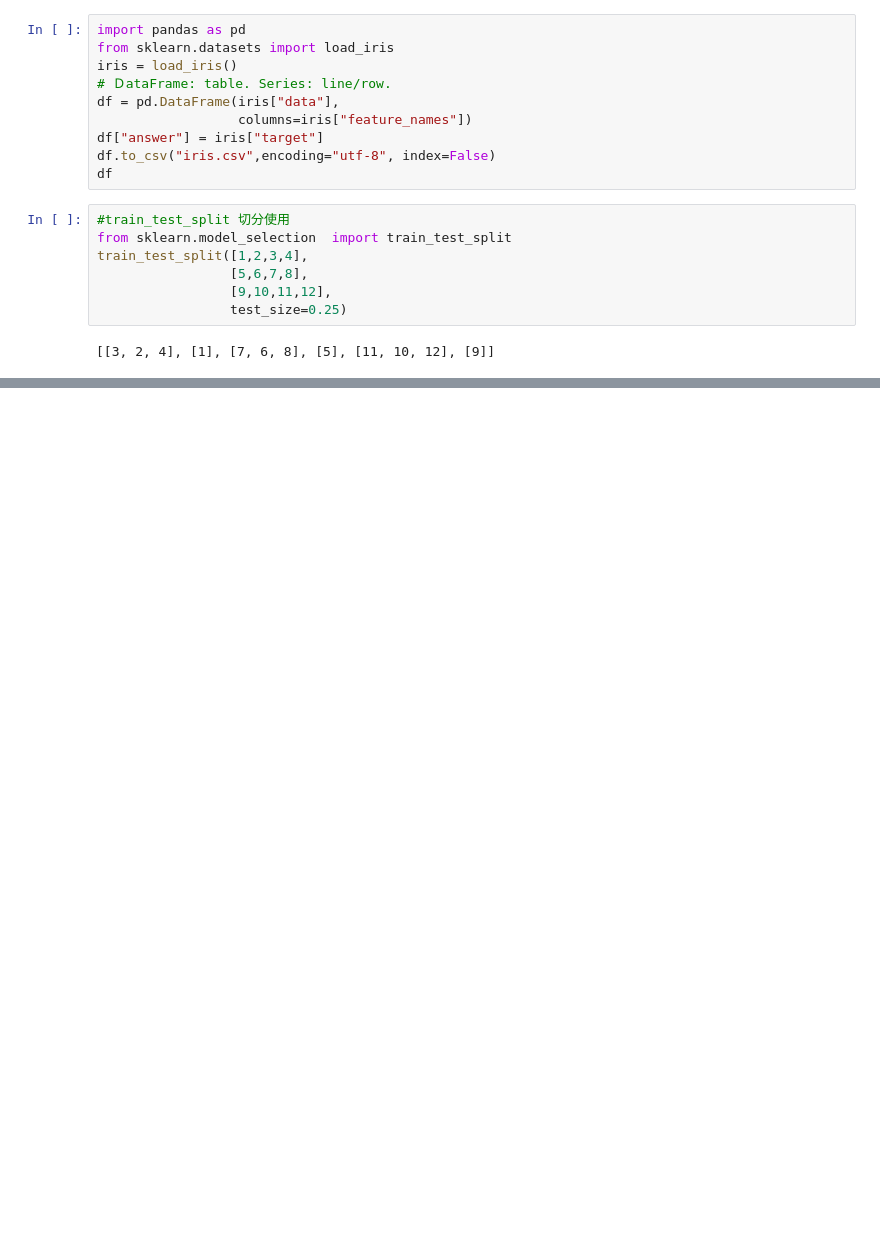
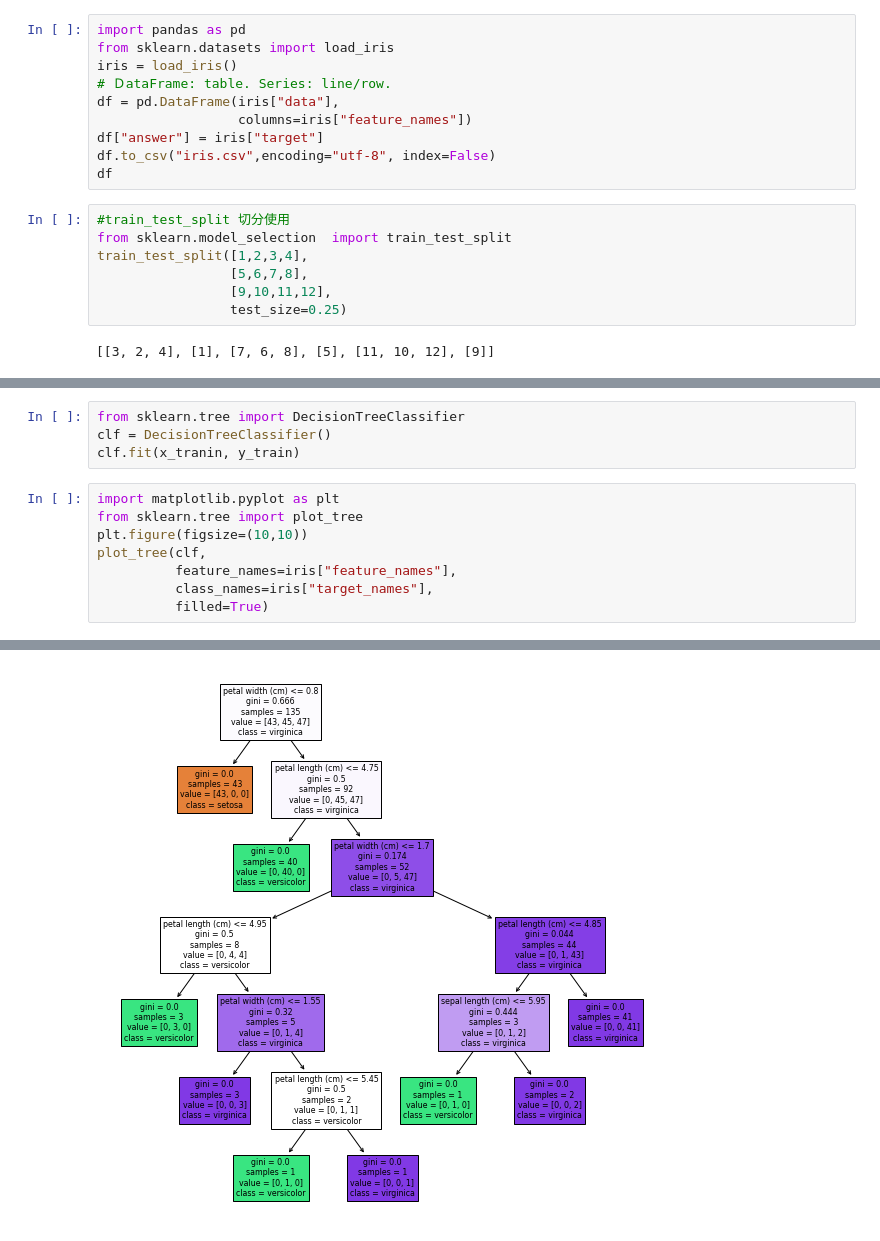
Before and after one commit to ivandean1985/deepai, a Jupyter notebook: classification.ipynb, the cells around one changed output, grey strips where cells are left out. Saved outputs shown, nothing was run; the diff lists cells and outputs as text; blank space fills up the shorter version.

```diff
--- a/classification.ipynb
+++ b/classification.ipynb
@@ -37,0 +34,13 @@ print(y_test.shape)
+# %%
+from sklearn.tree import DecisionTreeClassifier
+clf = DecisionTreeClassifier()
+clf.fit(x_tranin, y_train)
+# %%
+import matplotlib.pyplot as plt
+from sklearn.tree import plot_tree
+plt.figure(figsize=(10,10))
+plot_tree(clf,
+          feature_names=iris["feature_names"],
+          class_names=iris["target_names"],
+          filled=True)
+# %% [output]
@@ -37,0 +64 @@ print(y_test.shape)
+[figure, added]
```
Also changed, not shown: parts of 2 cells of this notebook.
